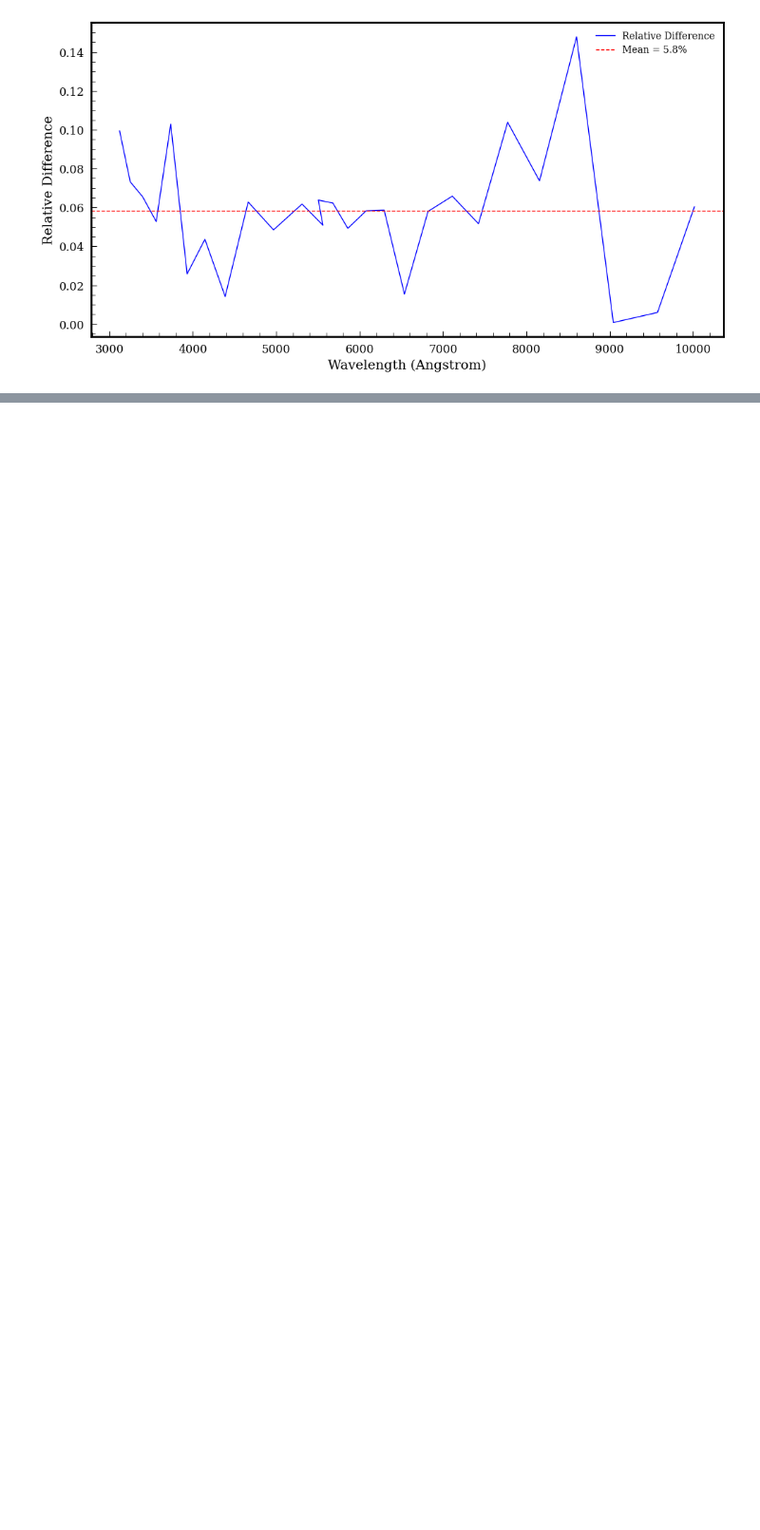
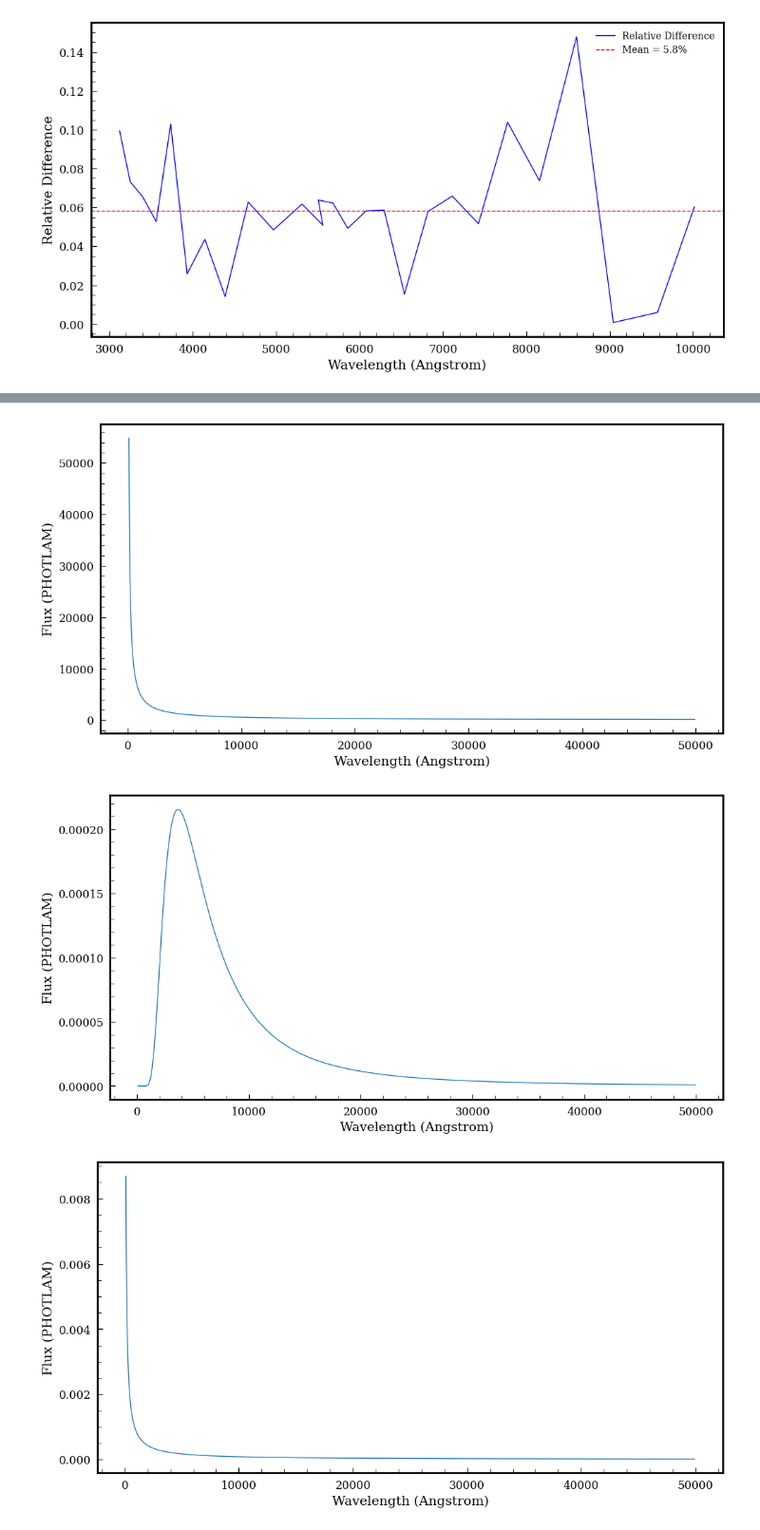
Before and after one commit to Matteo-Genoni-5/WST-ETC, a Jupyter notebook: specalib.ipynb, the cells around one changed output, grey strips where cells are left out. Shown: that part at 95% size. Drawn from its saved outputs; the diff is of its cells as text; code cells hidden in the pictures; blank space fills up the shorter version.

```diff
--- a/specalib.ipynb
+++ b/specalib.ipynb
@@ -145,0 +129,13 @@ class Spextrum(synphot.spectrum.SourceSpectrum, spextra.containers.SpectrumConta
+# %%
+#per creare gli spettri analitici
+#sp_flat = Spextrum.flat_spectrum(amplitude=17) #default is u mag, not important since is flat
+sp_bb = Spextrum.black_body_spectrum(temperature=10000, amplitude=17*u.ABmag, filter_curve='B')
+sp_pl = Spextrum.powerlaw(alpha=1, x_0=500, amplitude=17*u.ABmag, filter_curve='B')
+# %%
+sp_flat.plot()
+sp_bb.plot()
+sp_pl.plot()
+# %% [output]
+[figure, added]
+[figure, added]
+[figure, added]
```
Also changed, not shown: parts of 11 cells of this notebook.
